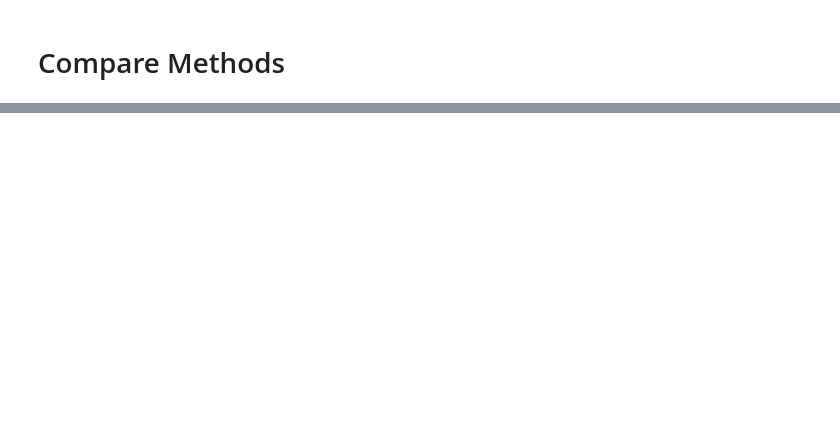
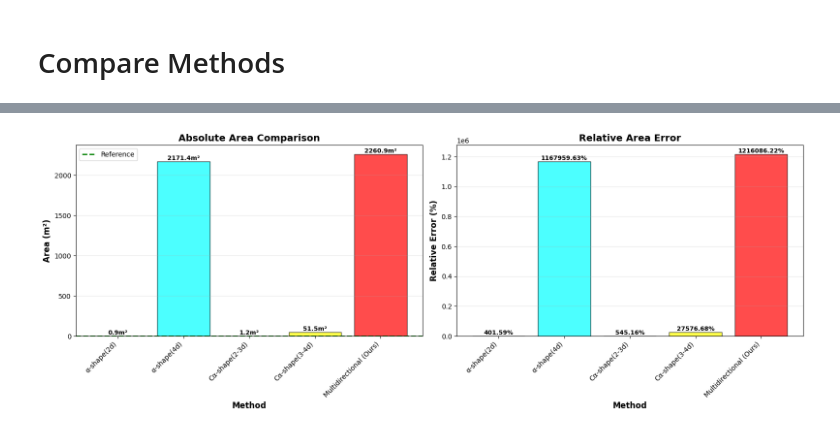
Before and after one commit to RejaulBSSE1324/SPL3, a Jupyter notebook: spl3.ipynb, the cells around one changed output, grey strips where cells are left out. Saved outputs shown, nothing was run; the diff lists cells and outputs as text; code cells hidden in the pictures; blank space fills up the shorter version.

```diff
--- a/spl3.ipynb
+++ b/spl3.ipynb
@@ -569,0 +1302,56 @@ visualize_comparison(points_2d, stages)
+# %%
+
+# Cell 4: Visualize Area Comparison (Bar Chart)
+# ============================================================================
+def visualize_area_comparison_bar(area_comparison, reference_area):
+    """
+    Create bar chart comparing areas of all methods
+    """
+    methods = [item['Method'] for item in area_comparison]
+    areas = [item['Area (m²)'] for item in area_comparison]
+
+    # Create figure
+    fig, (ax1, ax2) = plt.subplots(1, 2, figsize=(16, 6))
+
+    # Plot 1: Absolute Areas
+    colors = ['blue', 'cyan', 'orange', 'yellow', 'red']
+    bars1 = ax1.bar(range(len(methods)), areas, color=colors, alpha=0.7, edgecolor='black')
+    ax1.axhline(y=reference_area, color='green', linestyle='--', linewidth=2, label='Reference')
+    ax1.set_xlabel('Method', fontsize=12, fontweight='bold')
+    ax1.set_ylabel('Area (m²)', fontsize=12, fontweight='bold')
+    ax1.set_title('Absolute Area Comparison', fontsize=14, fontweight='bold')
+    ax1.set_xticks(range(len(methods)))
+    ax1.set_xticklabels(methods, rotation=45, ha='right')
+    ax1.legend()
+    ax1.grid(axis='y', alpha=0.3)
+
+    # Add value labels on bars
+    for i, (bar, area) in enumerate(zip(bars1, areas)):
+        height = bar.get_height()
+        ax1.text(bar.get_x() + bar.get_width()/2., height,
+                f'{area:.1f}m²',
+                ha='center', va='bottom', fontsize=9, fontweight='bold')
+
+    # Plot 2: Relative Error
+    errors = [item['Relative Error (%)'] for item in area_comparison]
+    bars2 = ax2.bar(range(len(methods)), errors, color=colors, alpha=0.7, edgecolor='black')
+    ax2.set_xlabel('Method', fontsize=12, fontweight='bold')
+    ax2.set_ylabel('Relative Error (%)', fontsize=12, fontweight='bold')
+    ax2.set_title('Relative Area Error', fontsize=14, fontweight='bold')
+    ax2.set_xticks(range(len(methods)))
+    ax2.set_xticklabels(methods, rotation=45, ha='right')
+    ax2.grid(axis='y', alpha=0.3)
+
+    # Add value labels on bars
+    for bar, error in zip(bars2, errors):
+        height = bar.get_height()
+        ax2.text(bar.get_x() + bar.get_width()/2., height,
+                f'{error:.2f}%',
+                ha='center', va='bottom', fontsize=9, fontweight='bold')
+
+    plt.tight_layout()
+    plt.show()
+
+visualize_area_comparison_bar(area_comparison, reference_area)
+# %% [output]
+[figure, added]
```
Also changed, not shown: parts of 23 cells of this notebook.
